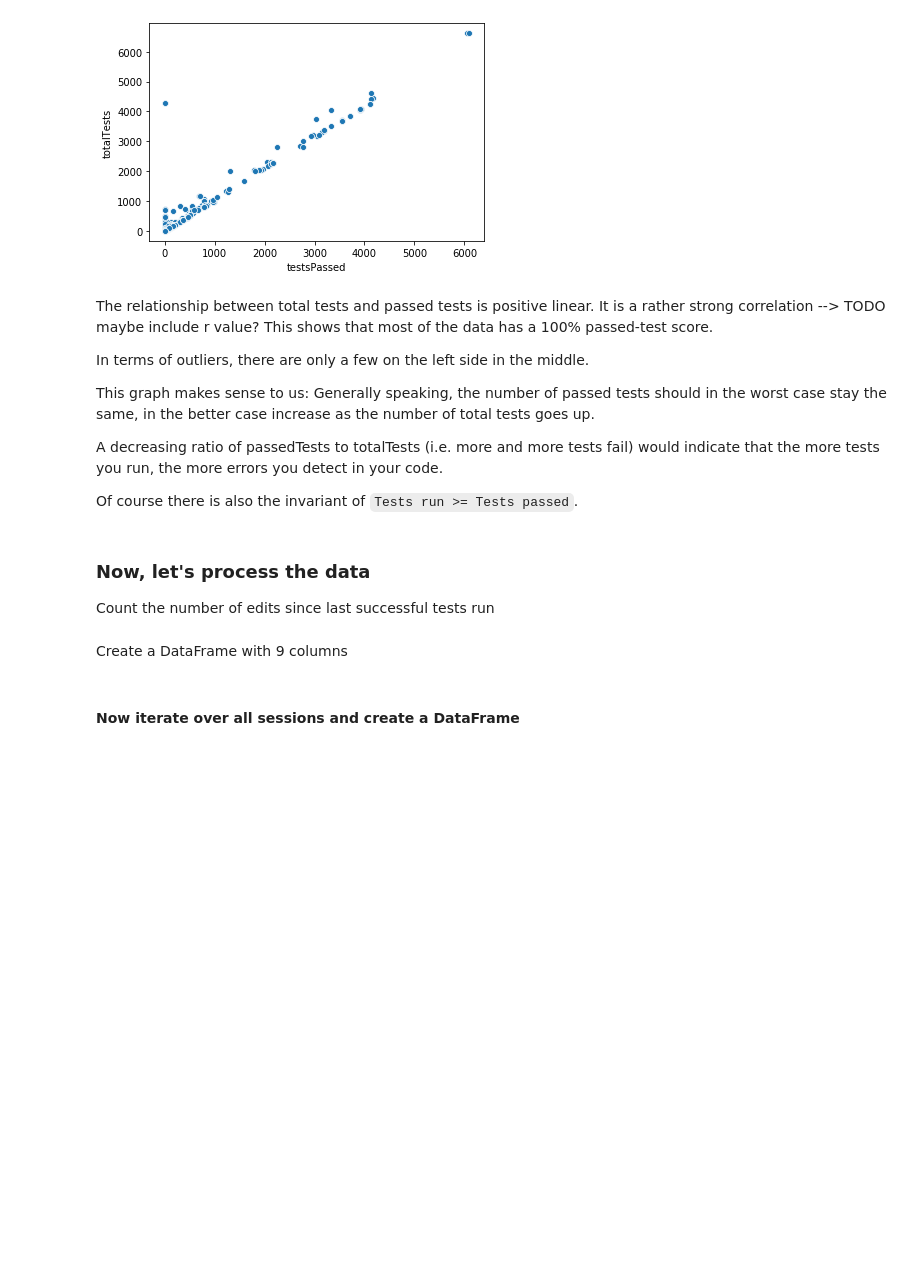
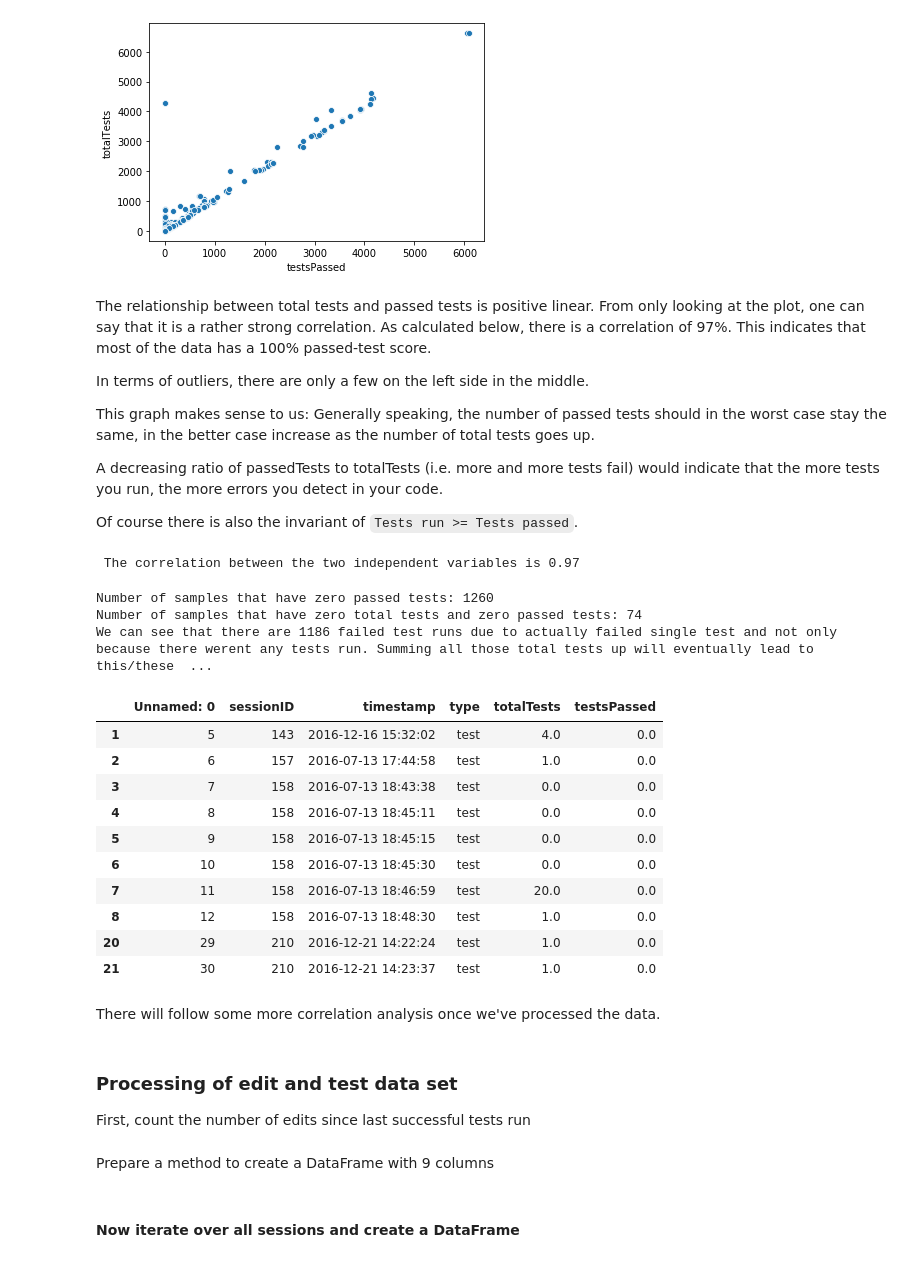
Before and after one commit to sesi200/bigdataanalytics-project, a Jupyter notebook: analysis/Report.ipynb, the cells around one changed output. Cells and saved outputs as stored; diff of their text form; code cells hidden in the pictures; blank space fills up the shorter version.

Commit message:
added regression table

```diff
--- a/analysis/Report.ipynb
+++ b/analysis/Report.ipynb
@@ -398,7 +398,7 @@ sns.scatterplot(x="testsPassed",y = "totalTests",data=df_test)
 <matplotlib.axes._subplots.AxesSubplot at 0x...>
 [figure]
 # %% [markdown]
-The relationship between total tests and passed tests is positive linear. It is a rather strong correlation --> TODO maybe include r value? This shows that most of the data has a 100% passed-test score.
+The relationship between total tests and passed tests is positive linear. From only looking at the plot, one can say that it is a rather strong correlation. As calculated below, there is a correlation of 97%. This indicates that most of the data has a 100% passed-test score.
 
 In terms of outliers, there are only a few on the left side in the middle.
 
@@ -407,9 +407,44 @@ This graph makes sense to us: Generally speaking, the number of passed tests sho
 A decreasing ratio of passedTests to totalTests (i.e. more and more tests fail) would indicate that the more tests you run, the more errors you detect in your code.
 
 Of course there is also the invariant of `Tests run >= Tests passed`.
+# %%
+print(f' The correlation between the two independent variables is {round(df_test["testsPassed"].corr(df_test["totalTests"]),2)}')
+# %% [output]
+ The correlation between the two independent variables is 0.97
+# %%
+count_zeroPassedTests= len(df_test[df_test["testsPassed"]==0])
+print(f'Number of samples that have zero passed tests: {count_zeroPassedTests}')
+
+count_zeroPassedTestZeroTotalTests = len(df_test[(df_test["testsPassed"] == 0)
+                        & (df_test["totalTests"] == 0 )])
+count_zeroPassedTestNotZeroTotalTests = len(df_test[(df_test["testsPassed"] == 0)
+                        & (df_test["totalTests"] > 0 )])
+print(f'Number of samples that have zero total tests and zero passed tests: {count_zeroPassedTestZeroTotalTests}')
+
+print(f'We can see that there are {count_zeroPassedTests - count_zeroPassedTestZeroTotalTests} failed test runs due to actually failed single test and not only because there werent any tests run. Summing all those total tests up will eventually lead to this/these left data point(s) on the left side of the plot, between the 4000 and 5000 mark. ')
+
+
+df_test[df_test["testsPassed"]==0].head(10)
+# %% [output]
+Number of samples that have zero passed tests: 1260
+Number of samples that have zero total tests and zero passed tests: 74
+We can see that there are 1186 failed test runs due to actually failed single test and not only because there werent any tests run. Summing all those total tests up will eventually lead to this/these  ...
+|  | Unnamed: 0 | sessionID | timestamp | type | totalTests | testsPassed |
+| 1 | 5 | 143 | 2016-12-16 15:32:02 | test | 4.0 | 0.0 |
+| 2 | 6 | 157 | 2016-07-13 17:44:58 | test | 1.0 | 0.0 |
+| 3 | 7 | 158 | 2016-07-13 18:43:38 | test | 0.0 | 0.0 |
+| 4 | 8 | 158 | 2016-07-13 18:45:11 | test | 0.0 | 0.0 |
+| 5 | 9 | 158 | 2016-07-13 18:45:15 | test | 0.0 | 0.0 |
+| 6 | 10 | 158 | 2016-07-13 18:45:30 | test | 0.0 | 0.0 |
+| 7 | 11 | 158 | 2016-07-13 18:46:59 | test | 20.0 | 0.0 |
+| 8 | 12 | 158 | 2016-07-13 18:48:30 | test | 1.0 | 0.0 |
+| 20 | 29 | 210 | 2016-12-21 14:22:24 | test | 1.0 | 0.0 |
+| 21 | 30 | 210 | 2016-12-21 14:23:37 | test | 1.0 | 0.0 |
+# %% [markdown]
+There will follow some more correlation analysis once we've processed the data.
 # %% [markdown]
-### Now, let's process the data
-Count the number of edits since last successful tests run
+### Processing of edit and test data set
+First, count the number of edits since last successful tests run
 # %%
 # gets all passed tests for a particular sessionID
 def get_passed_tests(sessionID):
@@ -456,7 +491,7 @@ def edits_from_pass_to_next_test(sessionID):
 
     return result
 # %% [markdown]
-Create a DataFrame with 9 columns
+Prepare a method to create a DataFrame with 9 columns
 # %%
 def create_df(resultArray):
     # Create DataFrame
```
Also changed, not shown: parts of 34 cells of this notebook.
